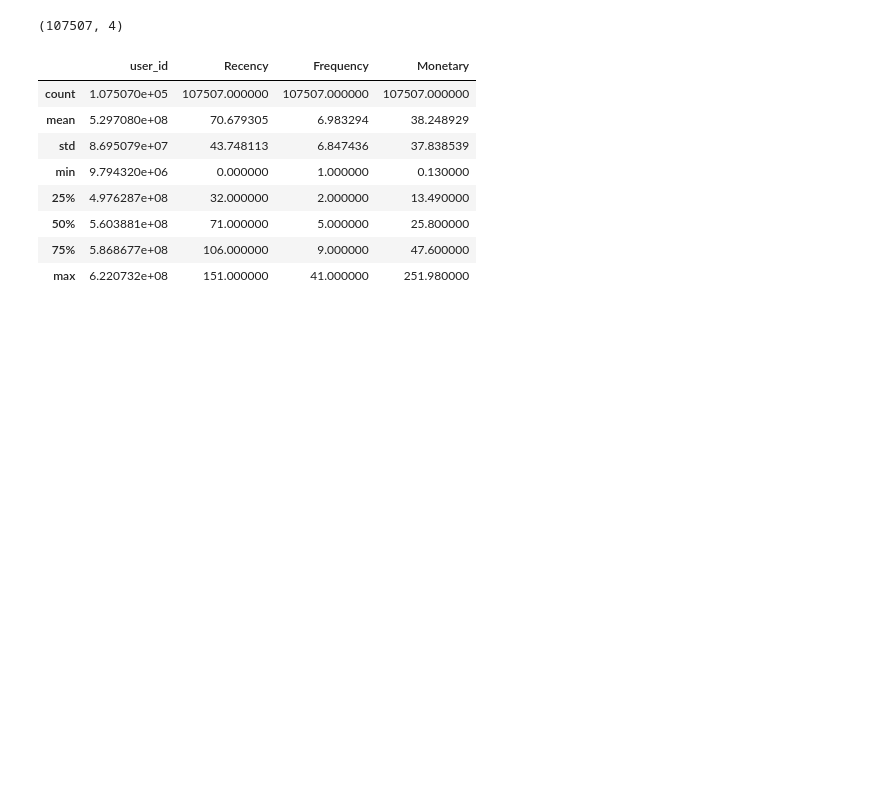
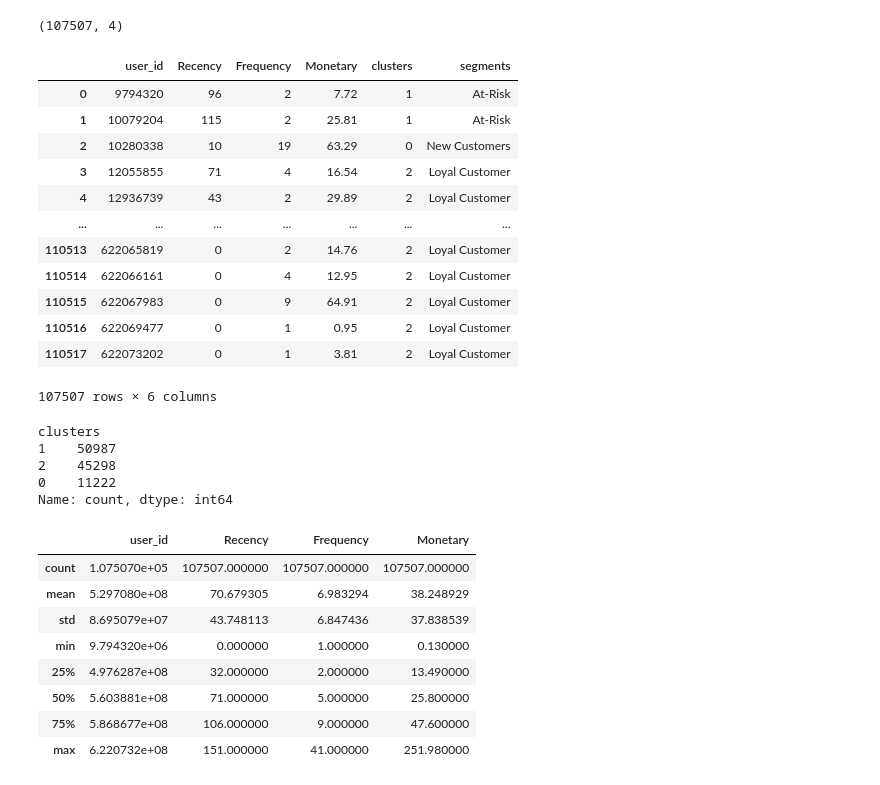
Before and after one commit to infoshareacademy/jdszr16-Datapaparapa, a Jupyter notebook: notebooks/kmeans/Jacek/kmeans_cosmetic_03.ipynb, the cells around one changed output. Drawn from its saved outputs; the diff is of its cells as text; code cells hidden in the pictures; blank space fills up the shorter version.

```diff
--- a/notebooks/kmeans/Jacek/kmeans_cosmetic_03.ipynb
+++ b/notebooks/kmeans/Jacek/kmeans_cosmetic_03.ipynb
@@ -187,6 +204,30 @@ memory usage: 4.1 MB
 df_RFM2.shape
 # %% [output]
 (107507, 4)
+# %%
+df_RFM2
+# %% [output]
+|  | user_id | Recency | Frequency | Monetary | clusters | segments |
+| 0 | 9794320 | 96 | 2 | 7.72 | 1 | At-Risk |
+| 1 | 10079204 | 115 | 2 | 25.81 | 1 | At-Risk |
+| 2 | 10280338 | 10 | 19 | 63.29 | 0 | New Customers |
+| 3 | 12055855 | 71 | 4 | 16.54 | 2 | Loyal Customer |
+| 4 | 12936739 | 43 | 2 | 29.89 | 2 | Loyal Customer |
+| ... | ... | ... | ... | ... | ... | ... |
+| 110513 | 622065819 | 0 | 2 | 14.76 | 2 | Loyal Customer |
+| 110514 | 622066161 | 0 | 4 | 12.95 | 2 | Loyal Customer |
+| 110515 | 622067983 | 0 | 9 | 64.91 | 2 | Loyal Customer |
+| 110516 | 622069477 | 0 | 1 | 0.95 | 2 | Loyal Customer |
+| 110517 | 622073202 | 0 | 1 | 3.81 | 2 | Loyal Customer |
+107507 rows × 6 columns
+# %%
+df_RFM2['clusters'].value_counts()
+# %% [output]
+clusters
+1    50987
+2    45298
+0    11222
+Name: count, dtype: int64
 # %%
 df_RFM2.describe()
 # %% [output]
```
Also changed, not shown: parts of 1 cell of this notebook, 5 other files.
